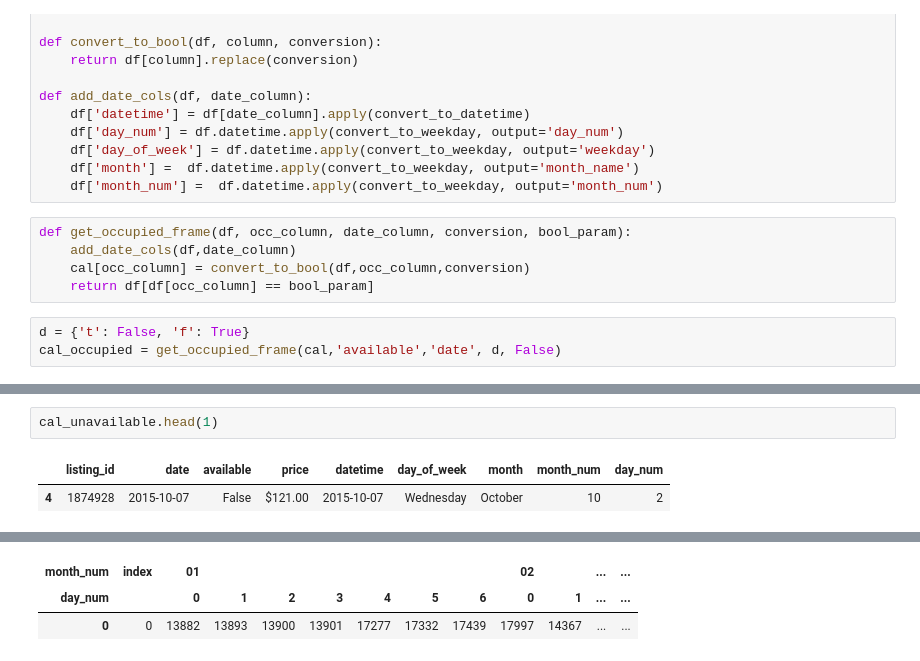
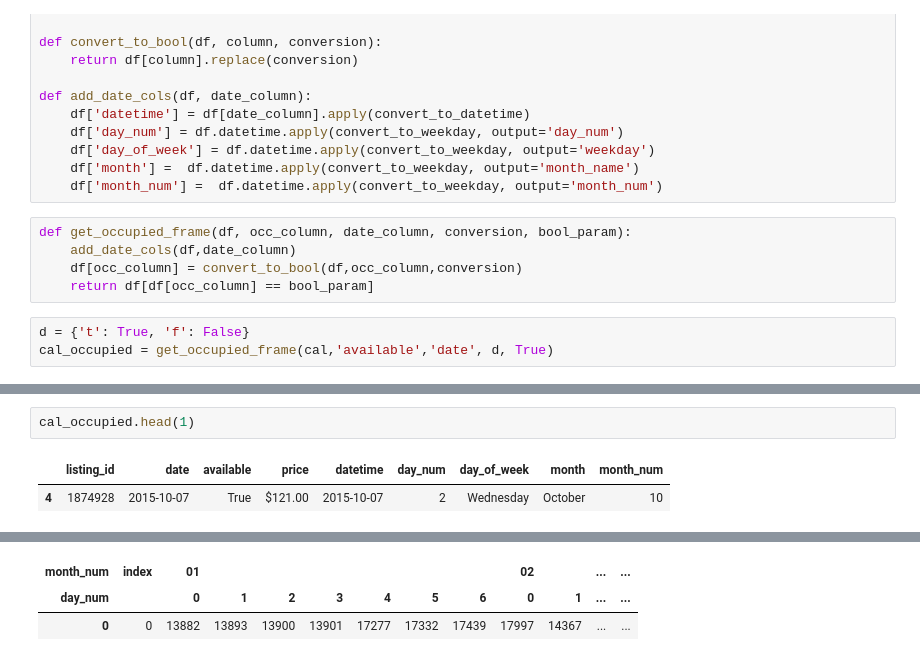
Before and after one commit to Aycrazy/ML_Project, a Jupyter notebook: cal_explore.ipynb, the cells around one changed output, grey strips where cells are left out. Cells and saved outputs as stored; diff of their text form.

```diff
--- a/cal_explore.ipynb
+++ b/cal_explore.ipynb
@@ -65,8 +66,8 @@ def add_date_cols(df, date_column):
 # %%
 def get_occupied_frame(df, occ_column, date_column, conversion, bool_param):
     add_date_cols(df,date_column)
-    cal[occ_column] = convert_to_bool(df,occ_column,conversion)
+    df[occ_column] = convert_to_bool(df,occ_column,conversion)
     return df[df[occ_column] == bool_param]
 # %%
-d = {'t': False, 'f': True}
-cal_occupied = get_occupied_frame(cal,'available','date', d, False)
+d = {'t': True, 'f': False}
+cal_occupied = get_occupied_frame(cal,'available','date', d, True)
@@ -82,7 +113,7 @@ cal.head()
 # %%
-cal_unavailable.head(1)
+cal_occupied.head(1)
 # %% [output]
-|  | listing_id | date | available | price | datetime | day_of_week | month | month_num | day_num |
-| 4 | 1874928 | 2015-10-07 | False | $121.00 | 2015-10-07 | Wednesday | October | 10 | 2 |
+|  | listing_id | date | available | price | datetime | day_num | day_of_week | month | month_num |
+| 4 | 1874928 | 2015-10-07 | True | $121.00 | 2015-10-07 | 2 | Wednesday | October | 10 |
 # %%
 
```
Also changed, not shown: parts of 12 cells of this notebook, 1 other file.
